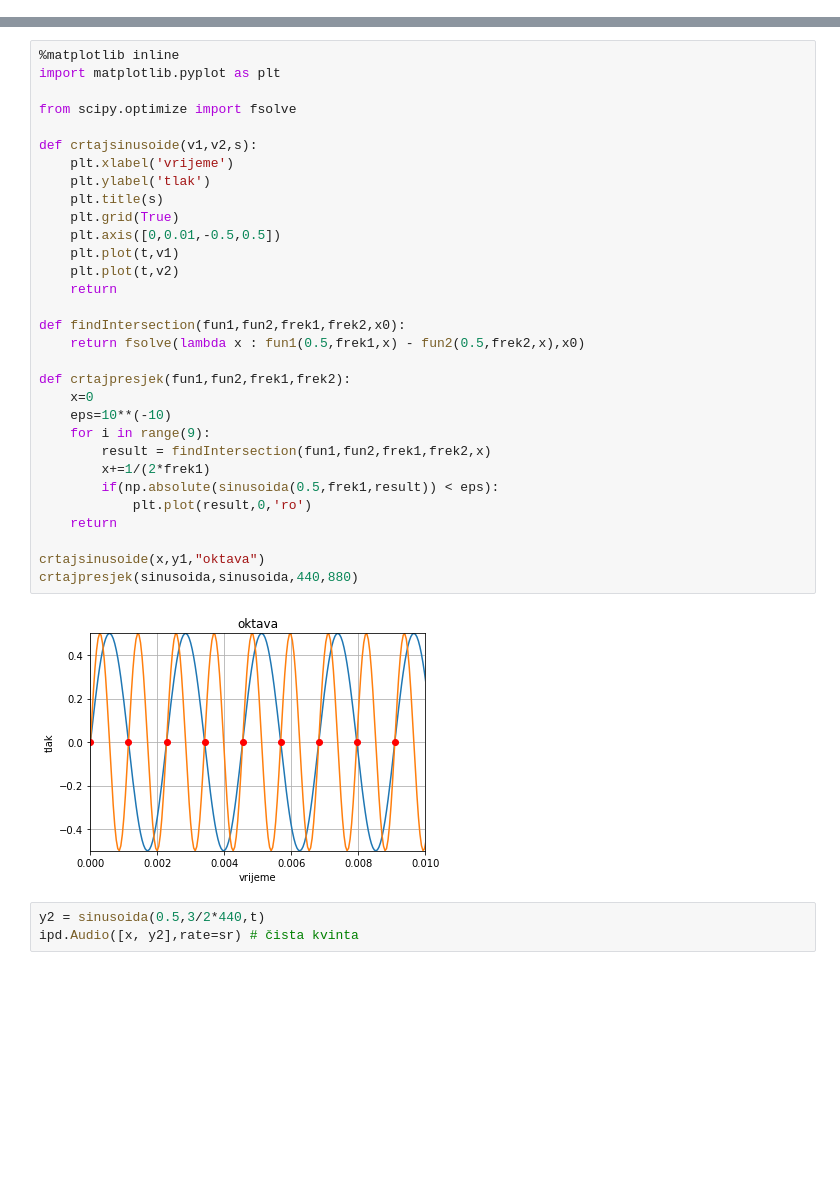
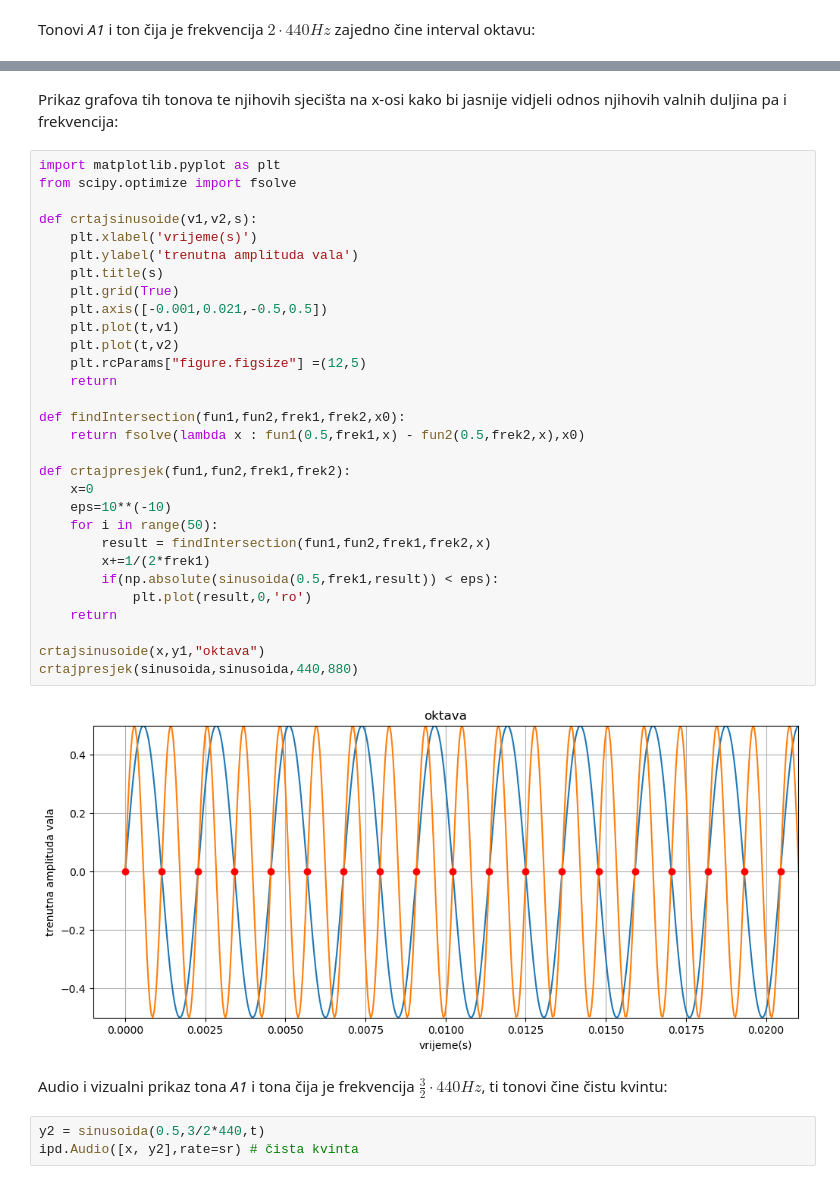
Before and after one commit to larajko/Matemati-ki-softver, a Jupyter notebook: Zadaca1.ipynb, the cells around one changed output, grey strips where cells are left out. Cells and saved outputs as stored; diff of their text form; blank space fills up the shorter version.

Commit message:
Add files via upload
Frekvencije tonova u ljestvici, Plomp Levet krivulja, glazbeni ton

```diff
--- a/Zadaca1.ipynb
+++ b/Zadaca1.ipynb
@@ -14,44 +17,49 @@ x = sinusoida(0.5,440,t)
 ipd.Audio(x,rate=sr) # osnovni ton A
 # %% [output]
 [interactive output not drawn]
+# %% [markdown]
+Tonovi *A1* i ton čija je frekvencija $2\cdot440 Hz$ zajedno čine interval oktavu:
 # %%
 y1 = sinusoida(0.5,2*440,t)
 ipd.Audio([x, y1],rate=sr) # oktava
 # %% [output]
 [interactive output not drawn]
+# %% [markdown]
+Prikaz grafova tih tonova te njihovih sjecišta na x-osi kako bi jasnije vidjeli odnos njihovih valnih duljina pa i frekvencija:
 # %%
-%matplotlib inline
 import matplotlib.pyplot as plt
-
 from scipy.optimize import fsolve
 
 def crtajsinusoide(v1,v2,s):
-    plt.xlabel('vrijeme')
-    plt.ylabel('tlak')
+    plt.xlabel('vrijeme(s)')
+    plt.ylabel('trenutna amplituda vala')
     plt.title(s)
     plt.grid(True)
-    plt.axis([0,0.01,-0.5,0.5])
+    plt.axis([-0.001,0.021,-0.5,0.5])
     plt.plot(t,v1)
     plt.plot(t,v2)
+    plt.rcParams["figure.figsize"] =(12,5)
     return
 
 def findIntersection(fun1,fun2,frek1,frek2,x0):
     return fsolve(lambda x : fun1(0.5,frek1,x) - fun2(0.5,frek2,x),x0)
 
 def crtajpresjek(fun1,fun2,frek1,frek2):
     x=0
     eps=10**(-10)
-    for i in range(9):
+    for i in range(50):
         result = findIntersection(fun1,fun2,frek1,frek2,x)
         x+=1/(2*frek1)
         if(np.absolute(sinusoida(0.5,frek1,result)) < eps):
             plt.plot(result,0,'ro')
     return
 
 crtajsinusoide(x,y1,"oktava")
 crtajpresjek(sinusoida,sinusoida,440,880)
 # %% [output]
-[figure, old version]
+[figure, new version]
+# %% [markdown]
+Audio i vizualni prikaz tona *A1* i tona čija je frekvencija $\frac{3}{2}\cdot440Hz$, ti tonovi čine čistu kvintu:
 # %%
 y2 = sinusoida(0.5,3/2*440,t)
 ipd.Audio([x, y2],rate=sr) # čista kvinta
```
Also changed, not shown: parts of 21 cells of this notebook.
